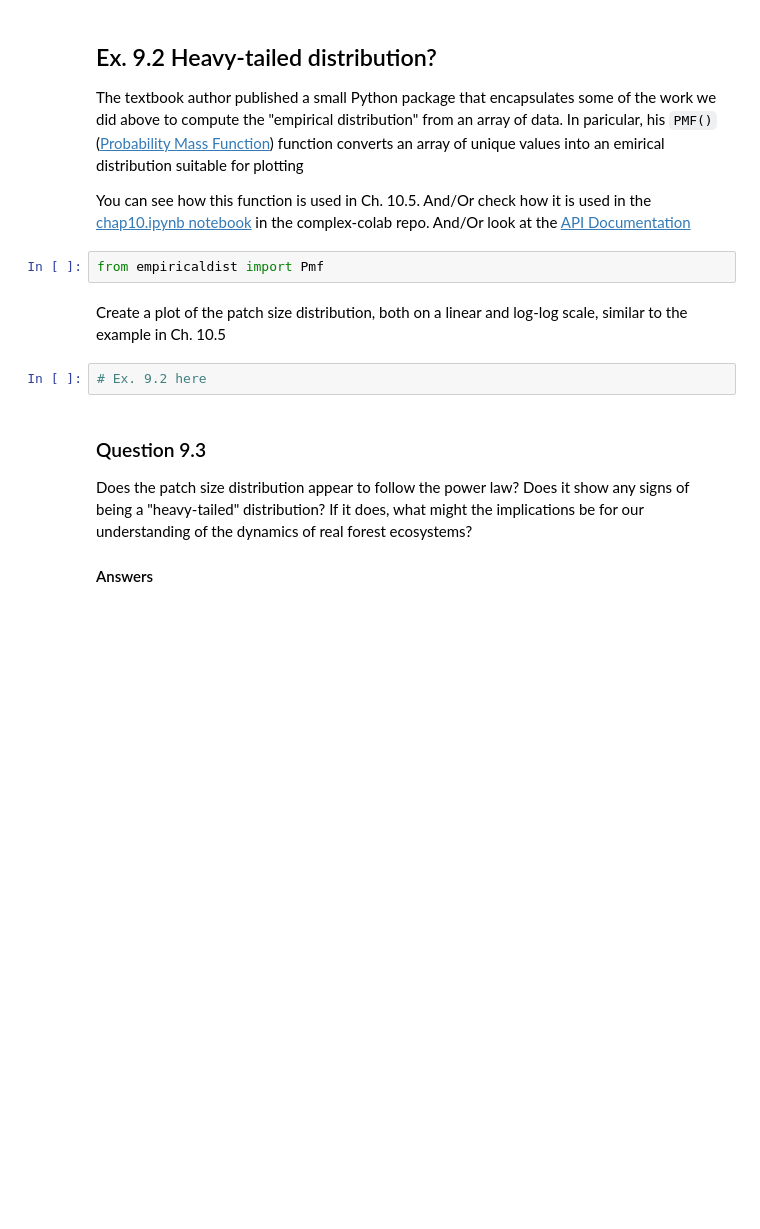
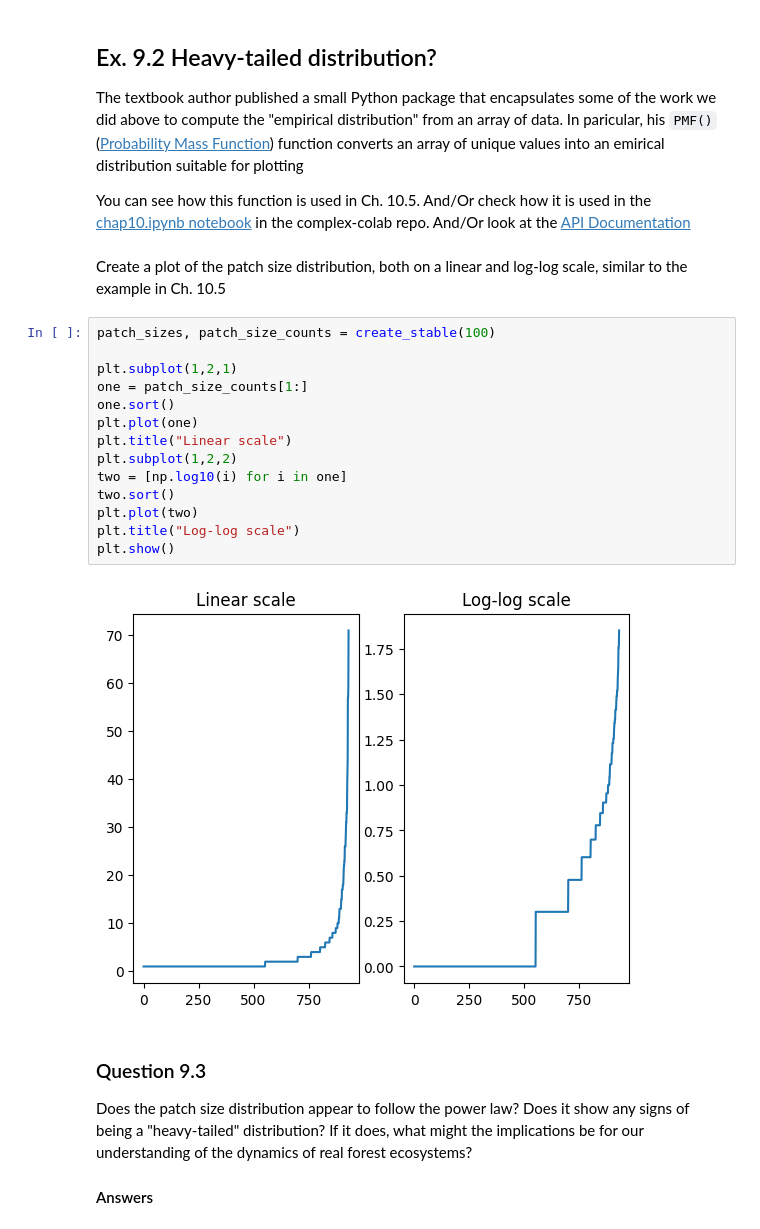
Before and after one commit to Gipir/cap-comp215, a Jupyter notebook: labs/lab07 copy.ipynb, the cells around one changed output. Saved outputs shown, nothing was run; the diff lists cells and outputs as text; blank space fills up the shorter version.

```diff
--- a/labs/lab07 copy.ipynb
+++ b/labs/lab07 copy.ipynb
@@ -463,12 +464,24 @@ The textbook author published a small Python package that encapsulates some of t
 You can see how this function is used in Ch. 10.5.
 And/Or check how it is used in the [chap10.ipynb notebook](https://github.com/pearcej/complex-colab/blob/master/notebooks/chap10.ipynb) in the complex-colab repo.
 And/Or look at the [API Documentation](https://nbviewer.org/github/AllenDowney/empiricaldist/blob/master/empiricaldist/dist_demo.ipynb)
-# %%
-from empiricaldist import Pmf
 # %% [markdown]
 Create a plot of the patch size distribution, both on a linear and log-log scale, similar to the example in Ch. 10.5
-# %%
-# Ex. 9.2 here
+# %%
+patch_sizes, patch_size_counts = create_stable(100)
+
+plt.subplot(1,2,1)
+one = patch_size_counts[1:]
+one.sort()
+plt.plot(one)
+plt.title("Linear scale")
+plt.subplot(1,2,2)
+two = [np.log10(i) for i in one]
+two.sort()
+plt.plot(two)
+plt.title("Log-log scale")
+plt.show()
+# %% [output]
+[figure, added]
 # %% [markdown]
 ### Question 9.3
 
```
Also changed, not shown: parts of 16 cells of this notebook.
